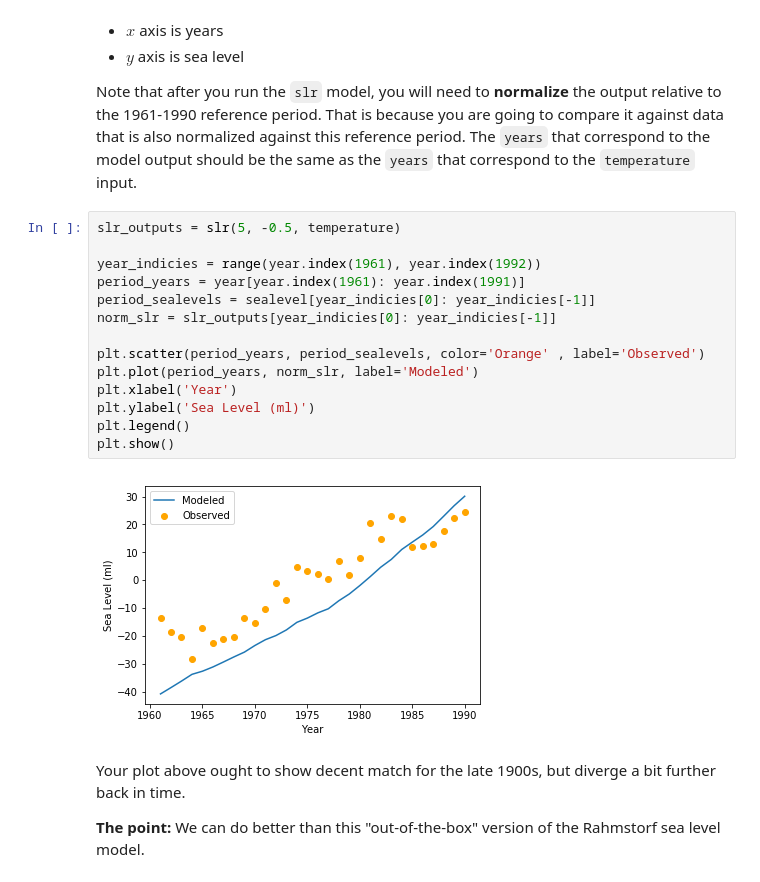
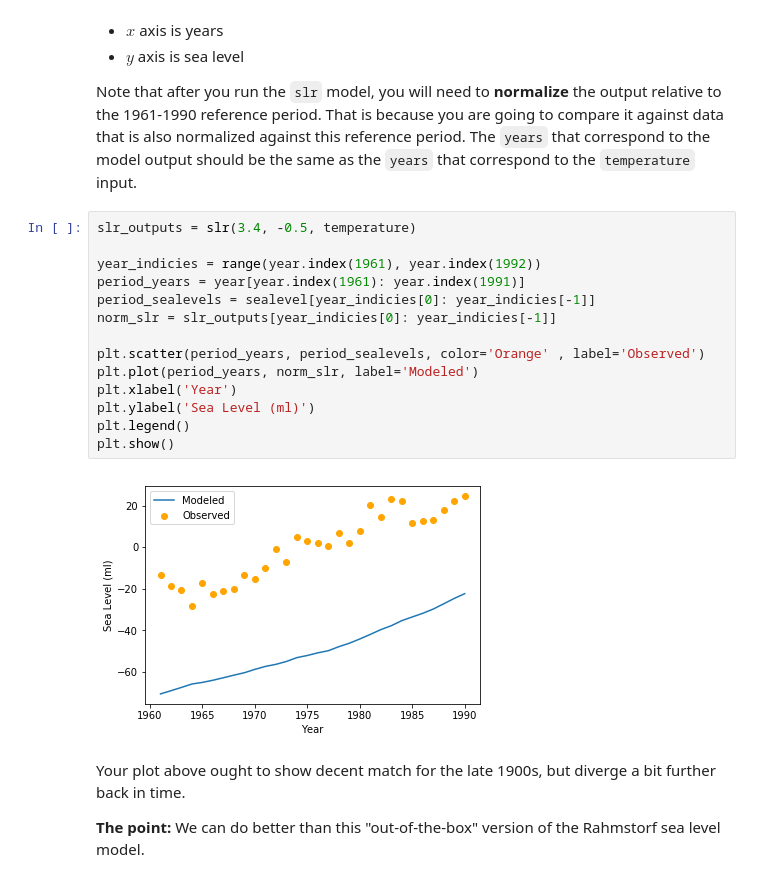
Before and after one commit to BrennonLee/AI, a Jupyter notebook: hw/csci3202_hw04_Brennon_Lee.ipynb, the cells around one changed output. Cells and saved outputs as stored; diff of their text form.

```diff
--- a/hw/csci3202_hw04_Brennon_Lee.ipynb
+++ b/hw/csci3202_hw04_Brennon_Lee.ipynb
@@ -115,21 +115,21 @@ Make a plot that contains:
 
 Note that after you run the `slr` model, you will need to **normalize** the output relative to the 1961-1990 reference period.  That is because you are going to compare it against data that is also normalized against this reference period. The `years` that correspond to the model output should be the same as the `years` that correspond to the `temperature` input.
 # %%
-slr_outputs = slr(5, -0.5, temperature)
+slr_outputs = slr(3.4, -0.5, temperature)
 
 year_indicies = range(year.index(1961), year.index(1992))
 period_years = year[year.index(1961): year.index(1991)]
 period_sealevels = sealevel[year_indicies[0]: year_indicies[-1]]
 norm_slr = slr_outputs[year_indicies[0]: year_indicies[-1]]
 
 plt.scatter(period_years, period_sealevels, color='Orange' , label='Observed')
 plt.plot(period_years, norm_slr, label='Modeled')
 plt.xlabel('Year')
 plt.ylabel('Sea Level (ml)')
 plt.legend()
 plt.show()
 # %% [output]
-[figure, old version]
+[figure, new version]
 # %% [markdown]
 Your plot above ought to show decent match for the late 1900s, but diverge a bit further back in time.
 
```
Also changed, not shown: parts of 5 cells of this notebook.
